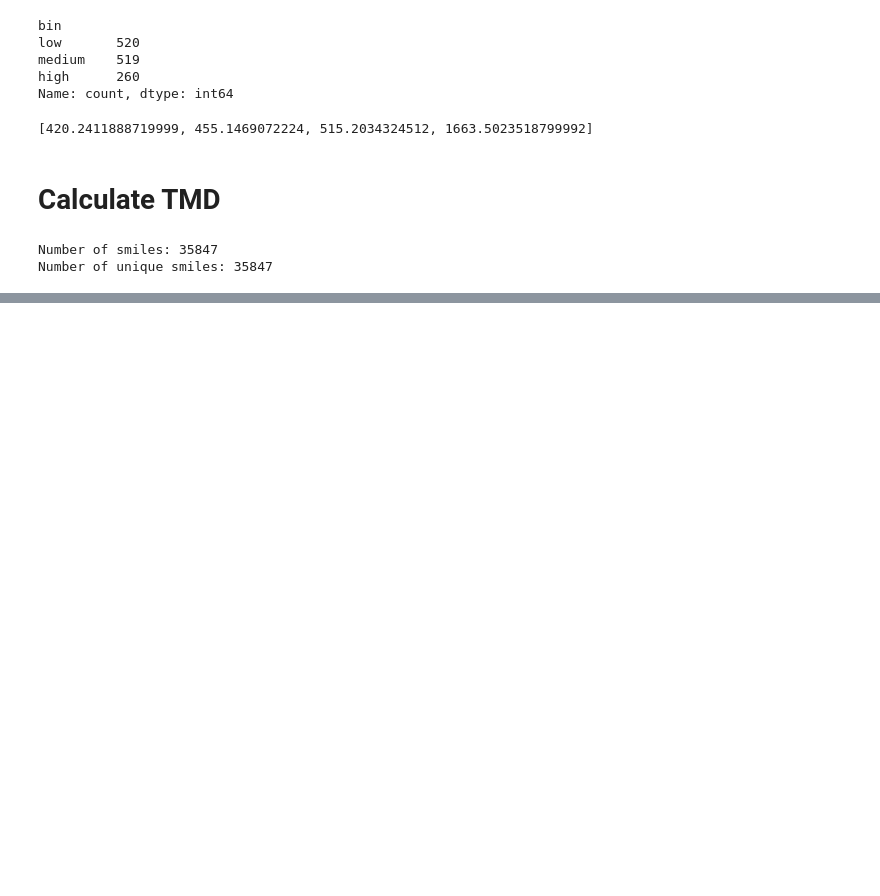
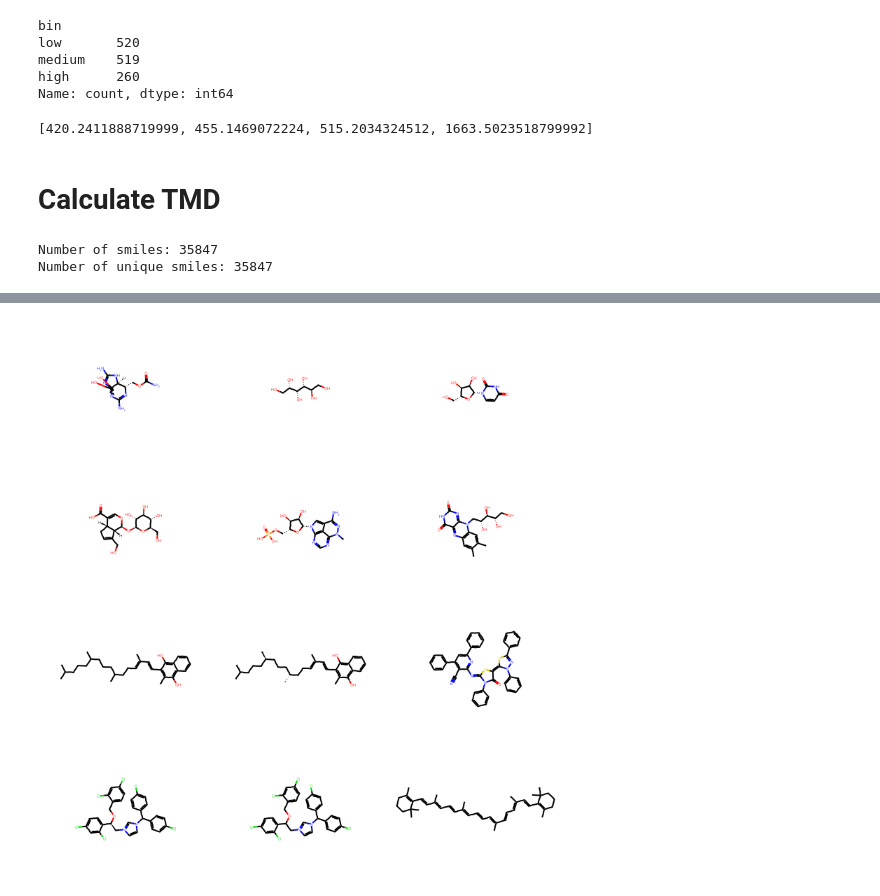
Before and after one commit to HFooladi/ALineMol, a Jupyter notebook: notebooks/dev.ipynb, the cells around one changed output, grey strips where cells are left out. Drawn from its saved outputs; the diff is of its cells as text; code cells hidden in the pictures; blank space fills up the shorter version.

```diff
--- a/notebooks/dev.ipynb
+++ b/notebooks/dev.ipynb
@@ -1136,0 +1197,15 @@ smiles.to_csv(os.path.join(DATASET_PATH,"smiles.csv"), index=False)
+# %%
+# do the same with the ssix lowest and six highest logp
+train = train.sort_values("clogp")
+test = test.sort_values("clogp")
+
+# plot the molecule with the smallest logp and largest logp along with their smiles
+fig, ax = plt.subplots(1, 2, figsize=(10, 5))
+smallest_clogp = train.iloc[:6]
+largest_clogp = test.iloc[-6:]
+smallest_mol = [dm.to_mol(smiles) for smiles in smallest_clogp["smiles"]]
+largest_mol = [dm.to_mol(smiles) for smiles in largest_clogp["smiles"]]
+mols = smallest_mol + largest_mol
+Draw.MolsToGridImage(mols,subImgSize=(250,200))
+# %% [output]
+[figure, added]
```
Also changed, not shown: parts of 7 cells of this notebook.
